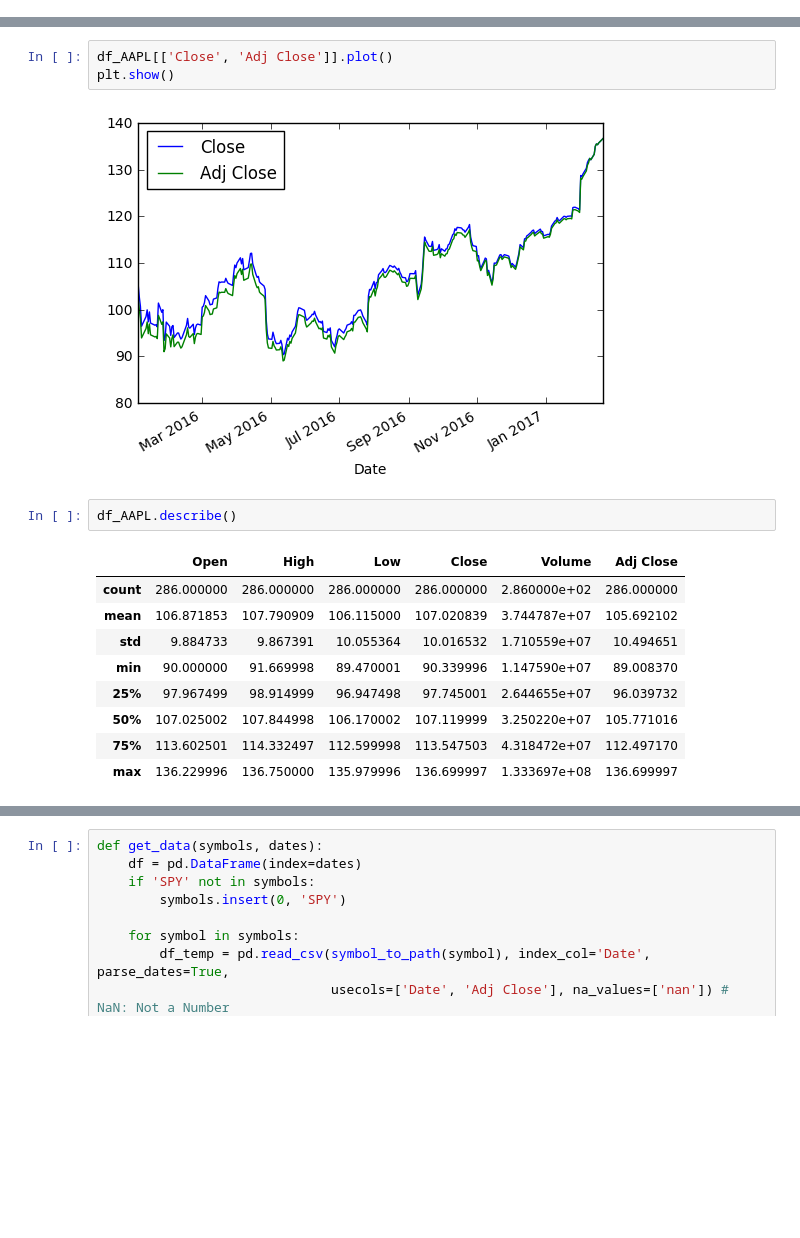
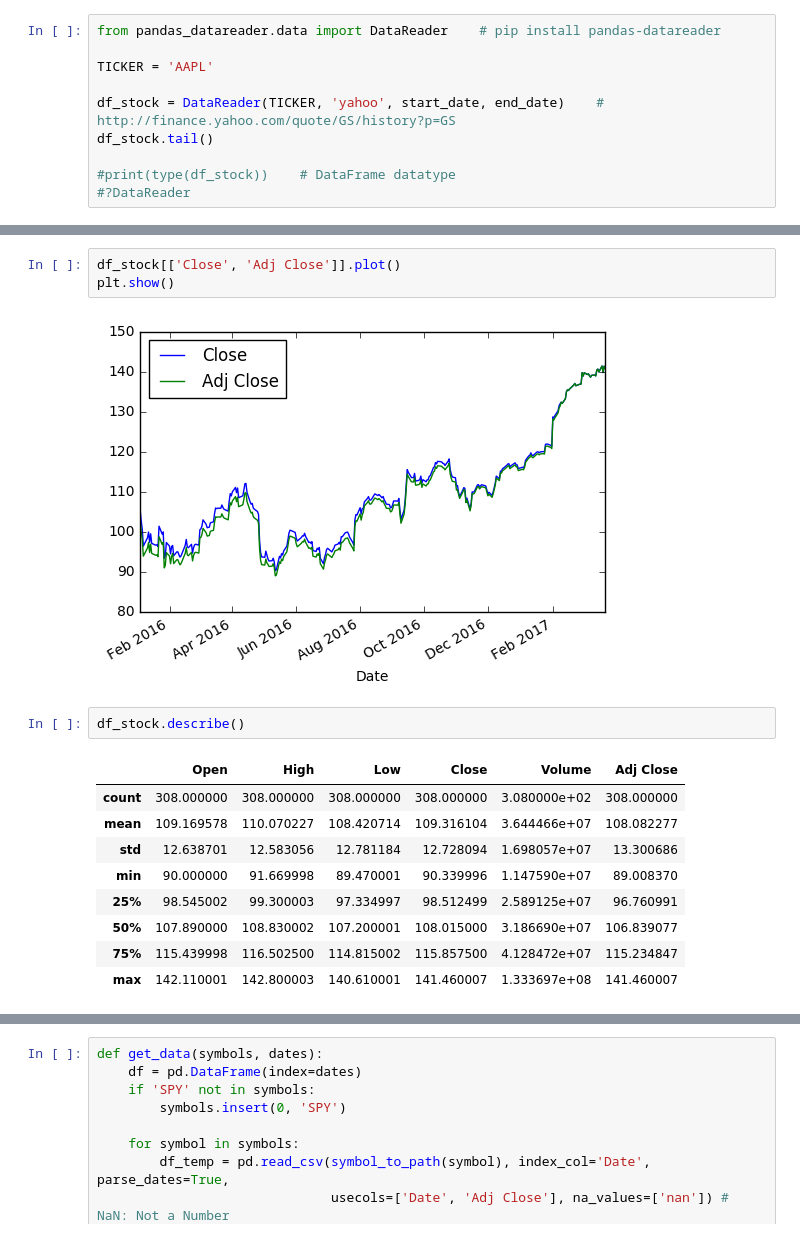
Before and after one commit to verowulf/ML-Cheatsheet, a Jupyter notebook: CFA Robo_Data Gathering & Basic ML.ipynb, the cells around one changed output, grey strips where cells are left out. Cells and saved outputs as stored; diff of their text form; blank space fills up the shorter version.

```diff
--- a/CFA Robo_Data Gathering & Basic ML.ipynb
+++ b/CFA Robo_Data Gathering & Basic ML.ipynb
@@ -29,0 +13,10 @@ df_AAPL.tail()
+# %%
+from pandas_datareader.data import DataReader    # pip install pandas-datareader
+
+TICKER = 'AAPL'
+
+df_stock = DataReader(TICKER, 'yahoo', start_date, end_date)    # http://finance.yahoo.com/quote/GS/history?p=GS
+df_stock.tail()
+
+#print(type(df_stock))    # DataFrame datatype
+#?DataReader
@@ -30,18 +31,18 @@ df_AAPL.tail()
 # %%
-df_AAPL[['Close', 'Adj Close']].plot()
+df_stock[['Close', 'Adj Close']].plot()
 plt.show()
 # %% [output]
-[figure, old version]
+[figure, new version]
 # %%
-df_AAPL.describe()
+df_stock.describe()
 # %% [output]
 |  | Open | High | Low | Close | Volume | Adj Close |
-| count | 286.000000 | 286.000000 | 286.000000 | 286.000000 | 2.860000e+02 | 286.000000 |
-| mean | 106.871853 | 107.790909 | 106.115000 | 107.020839 | 3.744787e+07 | 105.692102 |
-| std | 9.884733 | 9.867391 | 10.055364 | 10.016532 | 1.710559e+07 | 10.494651 |
+| count | 308.000000 | 308.000000 | 308.000000 | 308.000000 | 3.080000e+02 | 308.000000 |
+| mean | 109.169578 | 110.070227 | 108.420714 | 109.316104 | 3.644466e+07 | 108.082277 |
+| std | 12.638701 | 12.583056 | 12.781184 | 12.728094 | 1.698057e+07 | 13.300686 |
 | min | 90.000000 | 91.669998 | 89.470001 | 90.339996 | 1.147590e+07 | 89.008370 |
-| 25% | 97.967499 | 98.914999 | 96.947498 | 97.745001 | 2.644655e+07 | 96.039732 |
-| 50% | 107.025002 | 107.844998 | 106.170002 | 107.119999 | 3.250220e+07 | 105.771016 |
-| 75% | 113.602501 | 114.332497 | 112.599998 | 113.547503 | 4.318472e+07 | 112.497170 |
-| max | 136.229996 | 136.750000 | 135.979996 | 136.699997 | 1.333697e+08 | 136.699997 |
+| 25% | 98.545002 | 99.300003 | 97.334997 | 98.512499 | 2.589125e+07 | 96.760991 |
+| 50% | 107.890000 | 108.830002 | 107.200001 | 108.015000 | 3.186690e+07 | 106.839077 |
+| 75% | 115.439998 | 116.502500 | 114.815002 | 115.857500 | 4.128472e+07 | 115.234847 |
+| max | 142.110001 | 142.800003 | 140.610001 | 141.460007 | 1.333697e+08 | 141.460007 |
 # %%
```
Also changed, not shown: parts of 36 cells of this notebook.
